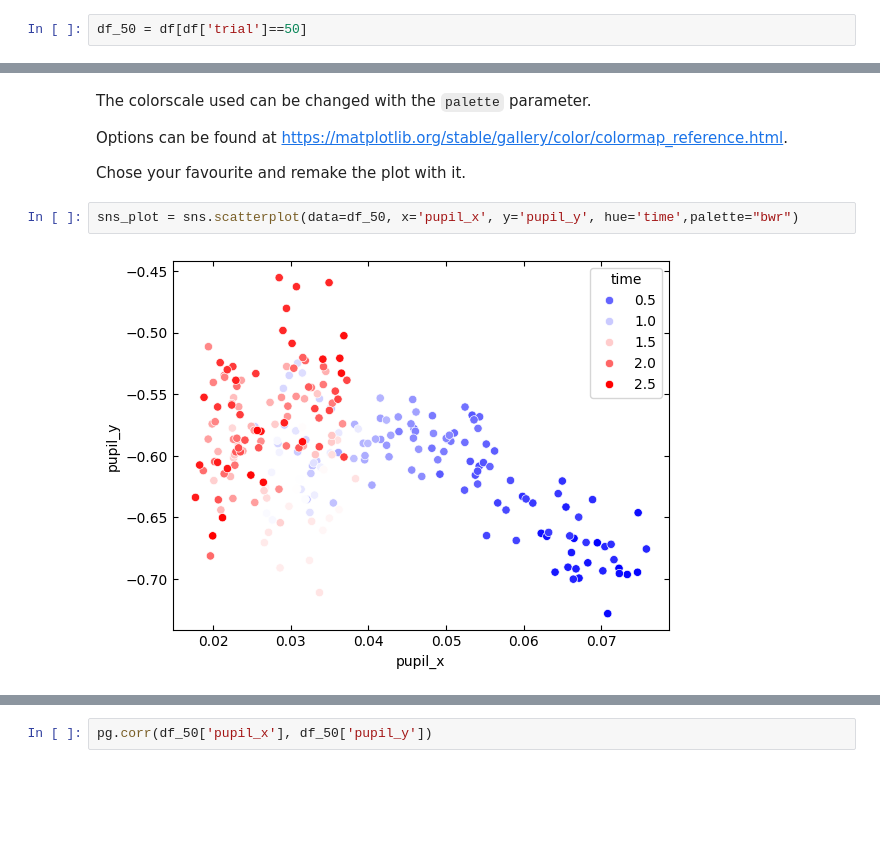
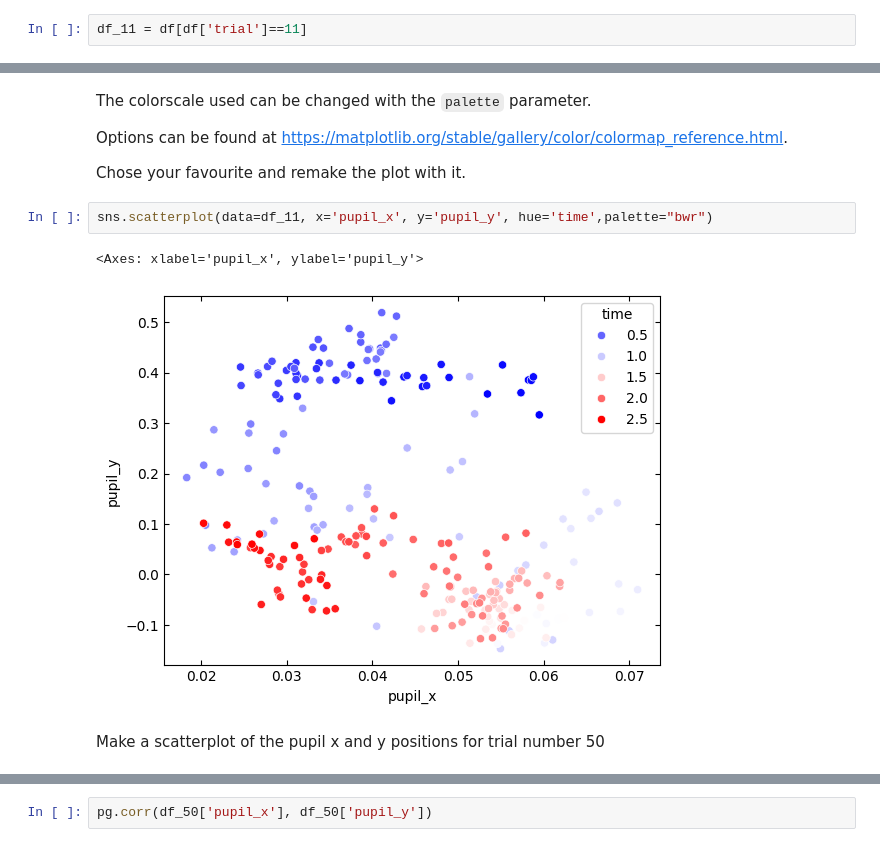
Before and after one commit to ibehave-ibots/iBOTS-Tools, a Jupyter notebook: workshops/python-workshop-1/exercises/ben/6 Pupil Position Analysis With Pandas And Pingouin.ipynb, the cells around one changed output, grey strips where cells are left out. Cells and saved outputs as stored; diff of their text form; blank space fills up the shorter version.

```diff
--- a/workshops/python-workshop-1/exercises/ben/6 Pupil Position Analysis With Pandas And Pingouin.ipynb
+++ b/workshops/python-workshop-1/exercises/ben/6 Pupil Position Analysis With Pandas And Pingouin.ipynb
@@ -145,5 +145,5 @@ Find the data for the trial number 50 and set this as `df_50`
 # %%
-df_50 = df[df['trial']==50]
+df_11 = df[df['trial']==11]
 # %% [markdown]
 Make a scatterplot of the pupil position in the x and y directions during trial 50
 # %%
@@ -163,6 +163,9 @@ Options can be found at https://matplotlib.org/stable/gallery/color/colormap_ref
 
 Chose your favourite and remake the plot with it.
 # %%
-sns_plot = sns.scatterplot(data=df_50, x='pupil_x', y='pupil_y', hue='time',palette="bwr")
+sns.scatterplot(data=df_11, x='pupil_x', y='pupil_y', hue='time',palette="bwr")
 # %% [output]
+<Axes: xlabel='pupil_x', ylabel='pupil_y'>
-[figure, old version]
+[figure, new version]
+# %% [markdown]
+Make a scatterplot of the pupil x and y positions for trial number 50
```
Also changed, not shown: parts of 29 cells of this notebook.
